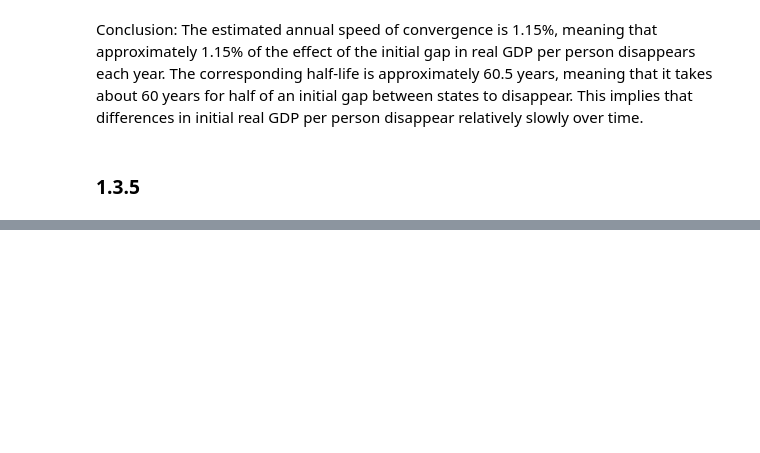
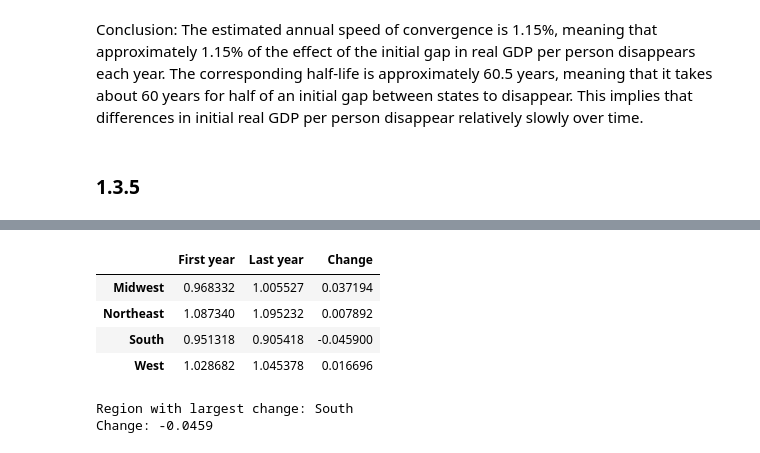
Before and after one commit to NumEconCopenhagen/projects-2025-philippa-ronya, a Jupyter notebook: 03_examproject/problem1.ipynb, the cells around one changed output, grey strips where cells are left out. Saved outputs shown, nothing was run; the diff lists cells and outputs as text; code cells hidden in the pictures; blank space fills up the shorter version.

```diff
--- a/03_examproject/problem1.ipynb
+++ b/03_examproject/problem1.ipynb
@@ -441,0 +543,36 @@ Conclusion: The estimated annual speed of convergence is 1.15%, meaning that app
+# %%
+# 16. Get regional values in the first and last year
+
+first_values = region_relative.loc[t_first]
+last_values = region_relative.loc[t_last]
+# %%
+# Compute the change between the first and last year
+
+change = last_values - first_values
+# %%
+# Combine first year, last year, and change in one table
+
+regional_changes = pd.DataFrame({
+    'First year': first_values,
+    'Last year': last_values,
+    'Change': change
+})
+
+regional_changes
+# %% [output]
+|  | First year | Last year | Change |
+| Midwest | 0.968332 | 1.005527 | 0.037194 |
+| Northeast | 1.087340 | 1.095232 | 0.007892 |
+| South | 0.951318 | 0.905418 | -0.045900 |
+| West | 1.028682 | 1.045378 | 0.016696 |
+# %%
+# Identify the region with the largest absolute change
+
+largest_move_region = change.abs().idxmax()
+largest_move = change[largest_move_region]
+
+print(f"Region with largest change: {largest_move_region}")
+print(f"Change: {largest_move:.4f}")
+# %% [output]
+Region with largest change: South
+Change: -0.0459
```
Also changed, not shown: parts of 15 cells of this notebook.
